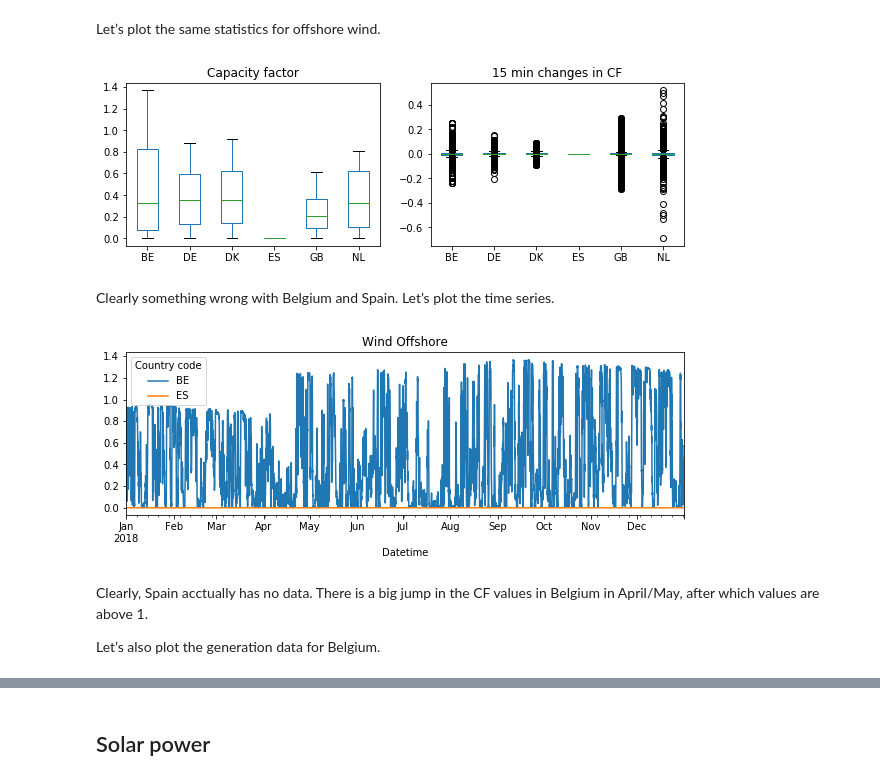
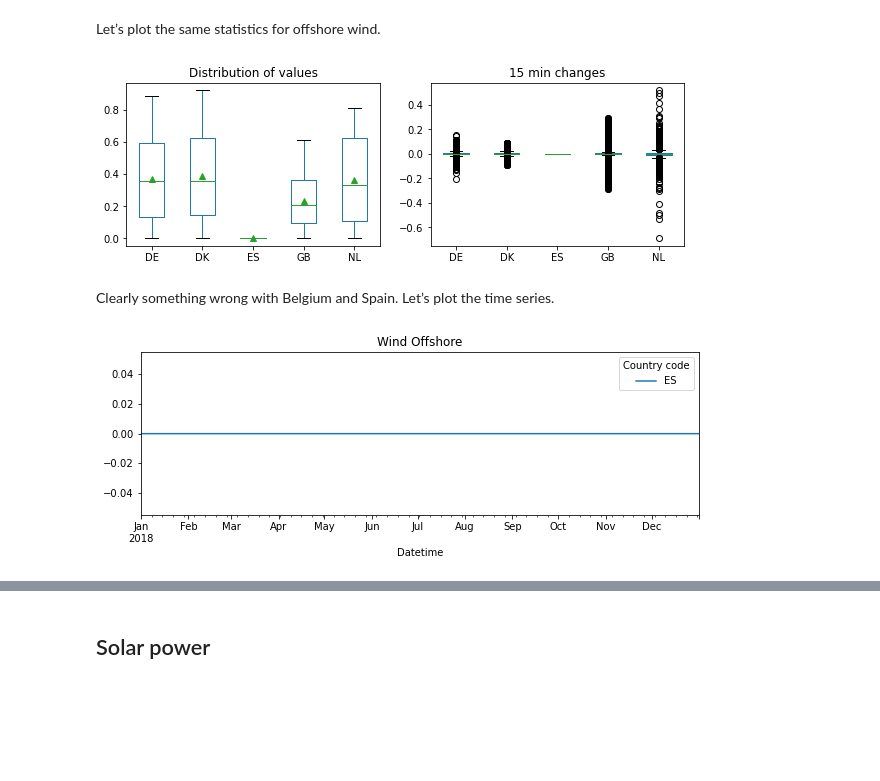
Before and after one commit to vttresearch/windtask25-timeseries, a Jupyter notebook: notebooks/04-analyze-data.ipynb, the cells around one changed output, grey strips where cells are left out. Saved outputs shown, nothing was run; the diff lists cells and outputs as text; code cells hidden in the pictures; blank space fills up the shorter version.

```diff
--- a/notebooks/04-analyze-data.ipynb
+++ b/notebooks/04-analyze-data.ipynb
@@ -77,16 +120,12 @@ Let’s plot the same statistics for offshore wind.
 # %%
 tech = 'Wind Offshore'
 cf_wind_offshore = load_cf_data(tech)
-plot_cf_statistics(cf_wind_offshore);
+plot_statistics(cf_wind_offshore);
 # %% [output]
-[figure, old version]
+[figure, new version]
 # %% [markdown]
 Clearly something wrong with Belgium and Spain. Let’s plot the time series.
 # %%
-cf_wind_offshore[['BE', 'ES']].dropna().plot(figsize=(10, 3), title=tech);
+cf_wind_offshore[['ES']].dropna().plot(figsize=(10, 3), title=tech);
 # %% [output]
-[figure, old version]
+[figure, new version]
-# %% [markdown]
-Clearly, Spain acctually has no data. There is a big jump in the CF values in Belgium in April/May, after which values are above 1.
-
-Let’s also plot the generation data for Belgium.
```
Also changed, not shown: parts of 55 cells of this notebook, 2 other files.
